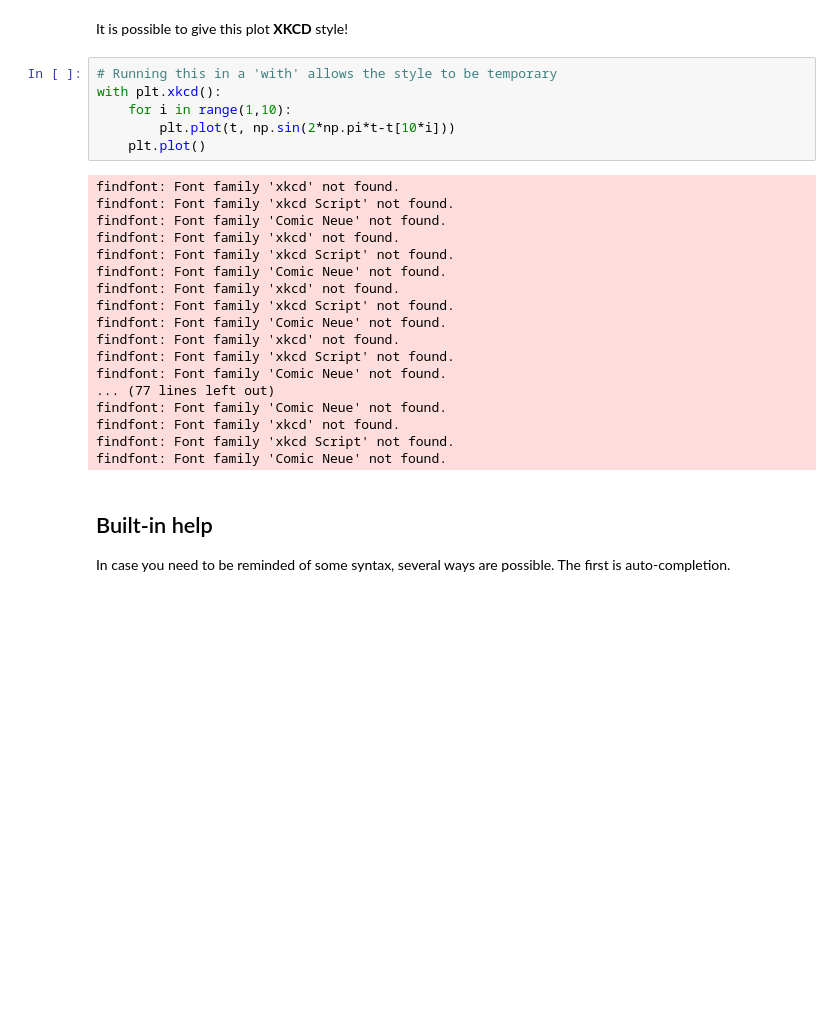
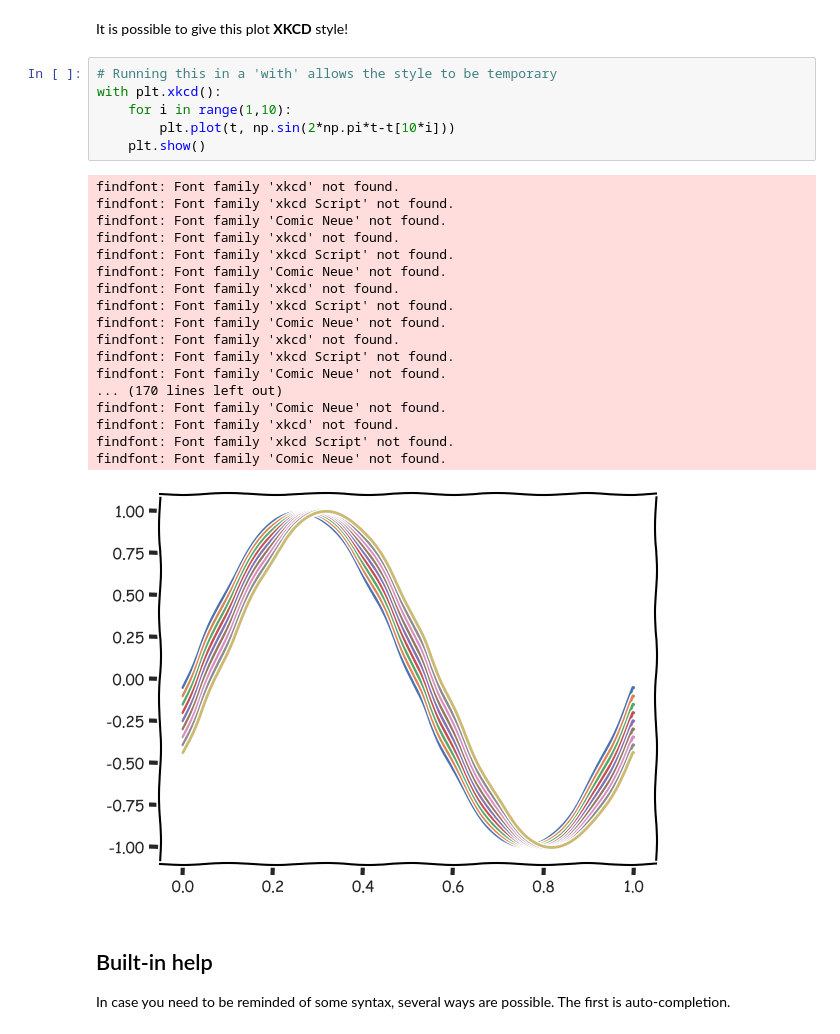
Before and after one commit to dbrantsc-8/Ada_2025, a Jupyter notebook: Exercises/00 - Intro to Tools/Intro to Jupyter Notebooks.ipynb, the cells around one changed output. Saved outputs shown, nothing was run; the diff lists cells and outputs as text; blank space fills up the shorter version.

```diff
--- a/Exercises/00 - Intro to Tools/Intro to Jupyter Notebooks.ipynb
+++ b/Exercises/00 - Intro to Tools/Intro to Jupyter Notebooks.ipynb
@@ -44,27 +44,28 @@ It is possible to give this plot **XKCD** style!
 # %%
 # Running this in a 'with' allows the style to be temporary
 with plt.xkcd():
     for i in range(1,10):
         plt.plot(t, np.sin(2*np.pi*t-t[10*i]))
-    plt.plot()
+    plt.show()
 # %% [output]
 findfont: Font family 'xkcd' not found.
 findfont: Font family 'xkcd Script' not found.
 findfont: Font family 'Comic Neue' not found.
 findfont: Font family 'xkcd' not found.
 findfont: Font family 'xkcd Script' not found.
 findfont: Font family 'Comic Neue' not found.
 findfont: Font family 'xkcd' not found.
 findfont: Font family 'xkcd Script' not found.
 findfont: Font family 'Comic Neue' not found.
 findfont: Font family 'xkcd' not found.
 findfont: Font family 'xkcd Script' not found.
 findfont: Font family 'Comic Neue' not found.
-... (77 lines left out)
+... (170 lines left out)
 findfont: Font family 'Comic Neue' not found.
 findfont: Font family 'xkcd' not found.
 findfont: Font family 'xkcd Script' not found.
 findfont: Font family 'Comic Neue' not found.
+[figure, added]
 # %% [markdown]
 ## Built-in help
 
```
Also changed, not shown: parts of 29 cells of this notebook.
